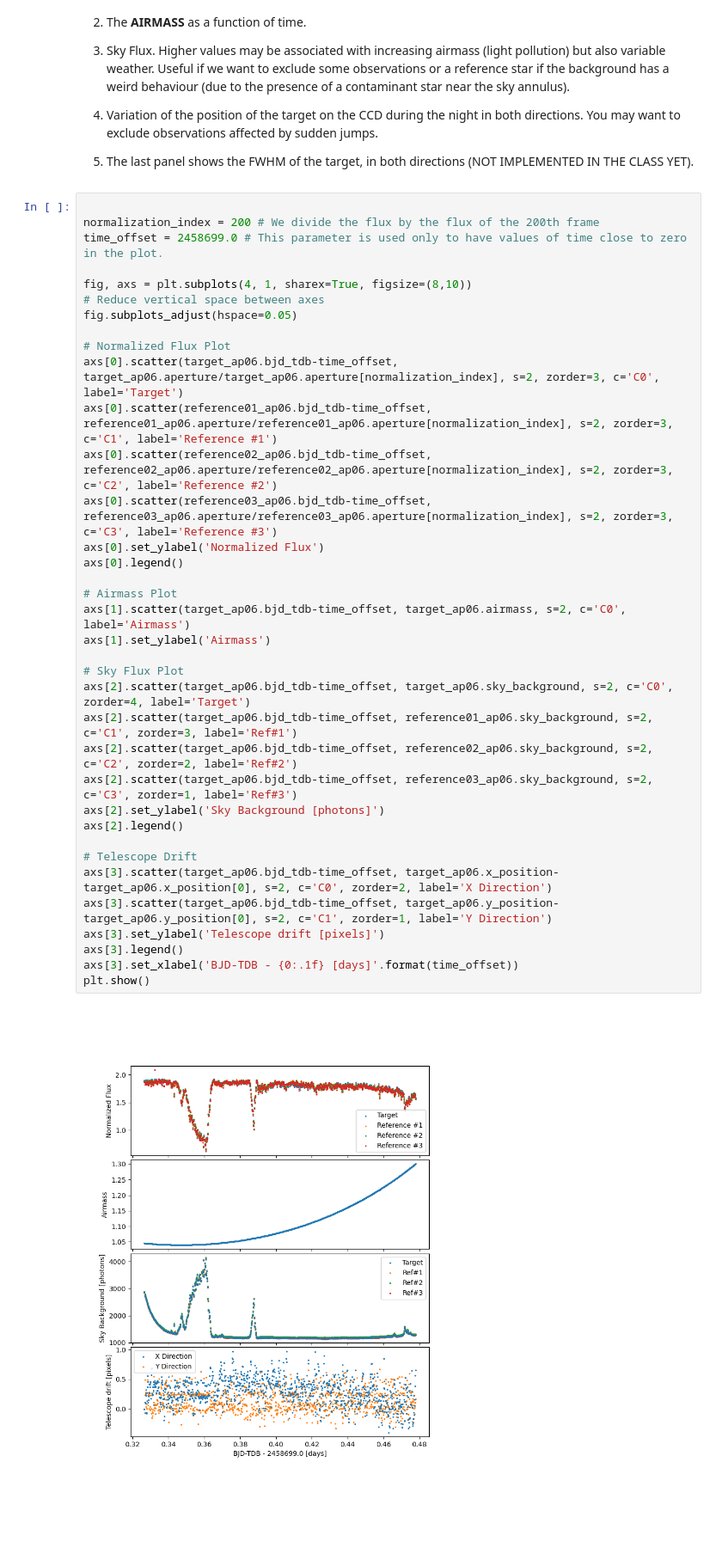
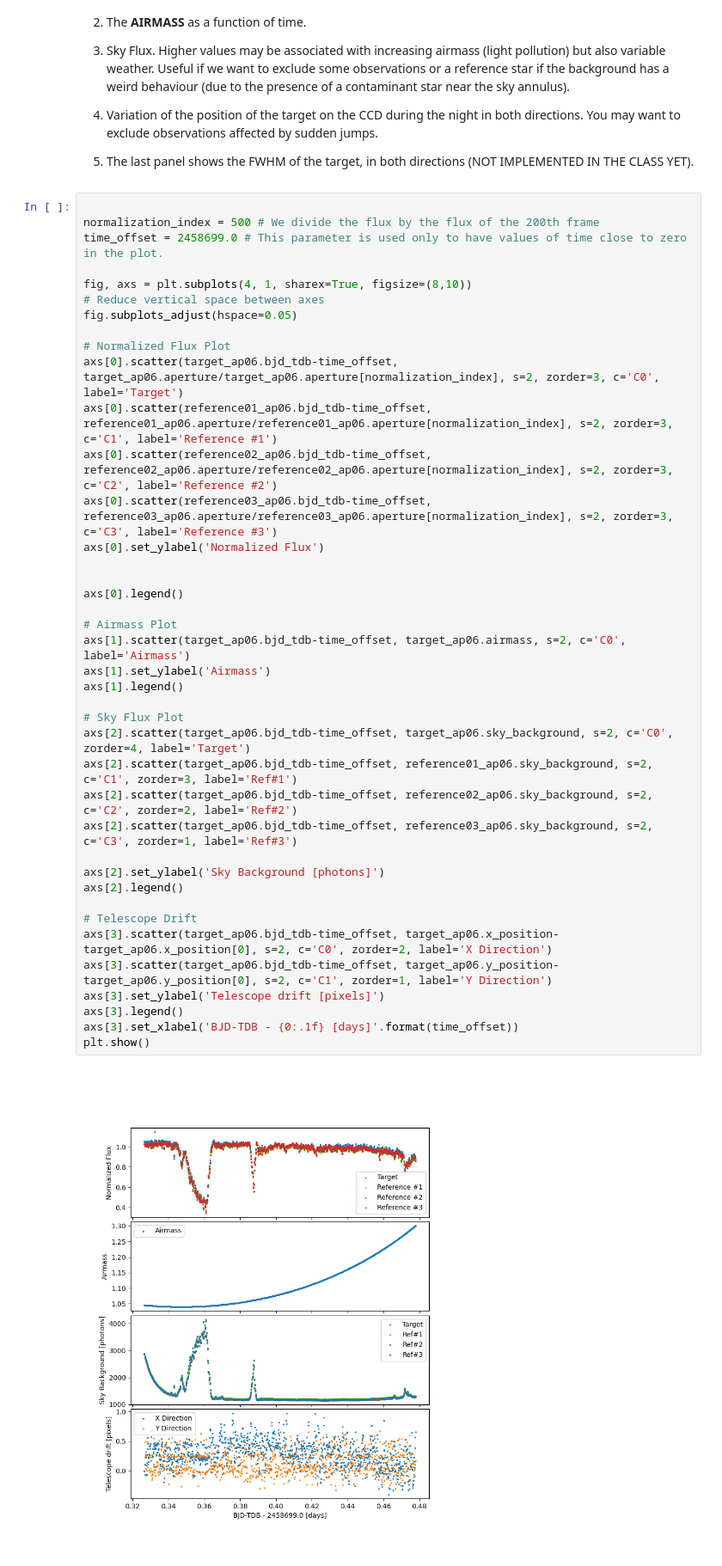
Before and after one commit to LFiaccadori/Astrolab2, a Jupyter notebook: 07 - Differential Photometry.ipynb, the cells around one changed output. Shown at 86% size. Saved outputs shown, nothing was run; the diff lists cells and outputs as text; blank space fills up the shorter version.

```diff
--- a/07 - Differential Photometry.ipynb
+++ b/07 - Differential Photometry.ipynb
@@ -142,7 +142,7 @@ We will now realize a plot with some observables of interest as a function of ti
 5. The last panel shows the FWHM of the target, in both directions (NOT IMPLEMENTED IN THE CLASS YET).
 # %%
 
-normalization_index = 200 # We divide the flux by the flux of the 200th frame
+normalization_index = 500 # We divide the flux by the flux of the 200th frame
 time_offset = 2458699.0 # This parameter is used only to have values of time close to zero in the plot.
 
 fig, axs = plt.subplots(4, 1, sharex=True, figsize=(8,10))
@@ -150,31 +150,35 @@ fig, axs = plt.subplots(4, 1, sharex=True, figsize=(8,10))
 fig.subplots_adjust(hspace=0.05)
 
 # Normalized Flux Plot
 axs[0].scatter(target_ap06.bjd_tdb-time_offset, target_ap06.aperture/target_ap06.aperture[normalization_index], s=2, zorder=3, c='C0', label='Target')
 axs[0].scatter(reference01_ap06.bjd_tdb-time_offset, reference01_ap06.aperture/reference01_ap06.aperture[normalization_index], s=2, zorder=3, c='C1', label='Reference #1')
 axs[0].scatter(reference02_ap06.bjd_tdb-time_offset, reference02_ap06.aperture/reference02_ap06.aperture[normalization_index], s=2, zorder=3, c='C2', label='Reference #2')
 axs[0].scatter(reference03_ap06.bjd_tdb-time_offset, reference03_ap06.aperture/reference03_ap06.aperture[normalization_index], s=2, zorder=3, c='C3', label='Reference #3')
 axs[0].set_ylabel('Normalized Flux')
+
+
 axs[0].legend()
 
 # Airmass Plot
 axs[1].scatter(target_ap06.bjd_tdb-time_offset, target_ap06.airmass, s=2, c='C0', label='Airmass')
 axs[1].set_ylabel('Airmass')
+axs[1].legend()
 
 # Sky Flux Plot
 axs[2].scatter(target_ap06.bjd_tdb-time_offset, target_ap06.sky_background, s=2, c='C0', zorder=4, label='Target')
 axs[2].scatter(target_ap06.bjd_tdb-time_offset, reference01_ap06.sky_background, s=2, c='C1', zorder=3, label='Ref#1')
 axs[2].scatter(target_ap06.bjd_tdb-time_offset, reference02_ap06.sky_background, s=2, c='C2', zorder=2, label='Ref#2')
 axs[2].scatter(target_ap06.bjd_tdb-time_offset, reference03_ap06.sky_background, s=2, c='C3', zorder=1, label='Ref#3')
+
 axs[2].set_ylabel('Sky Background [photons]')
 axs[2].legend()
 
 # Telescope Drift
 axs[3].scatter(target_ap06.bjd_tdb-time_offset, target_ap06.x_position-target_ap06.x_position[0], s=2, c='C0', zorder=2, label='X Direction')
 axs[3].scatter(target_ap06.bjd_tdb-time_offset, target_ap06.y_position-target_ap06.y_position[0], s=2, c='C1', zorder=1, label='Y Direction')
 axs[3].set_ylabel('Telescope drift [pixels]')
 axs[3].legend()
 axs[3].set_xlabel('BJD-TDB - {0:.1f} [days]'.format(time_offset))
 plt.show()
 # %% [output]
-[figure, old version]
+[figure, new version]
```
Also changed, not shown: parts of 8 cells of this notebook, 4 other files.
